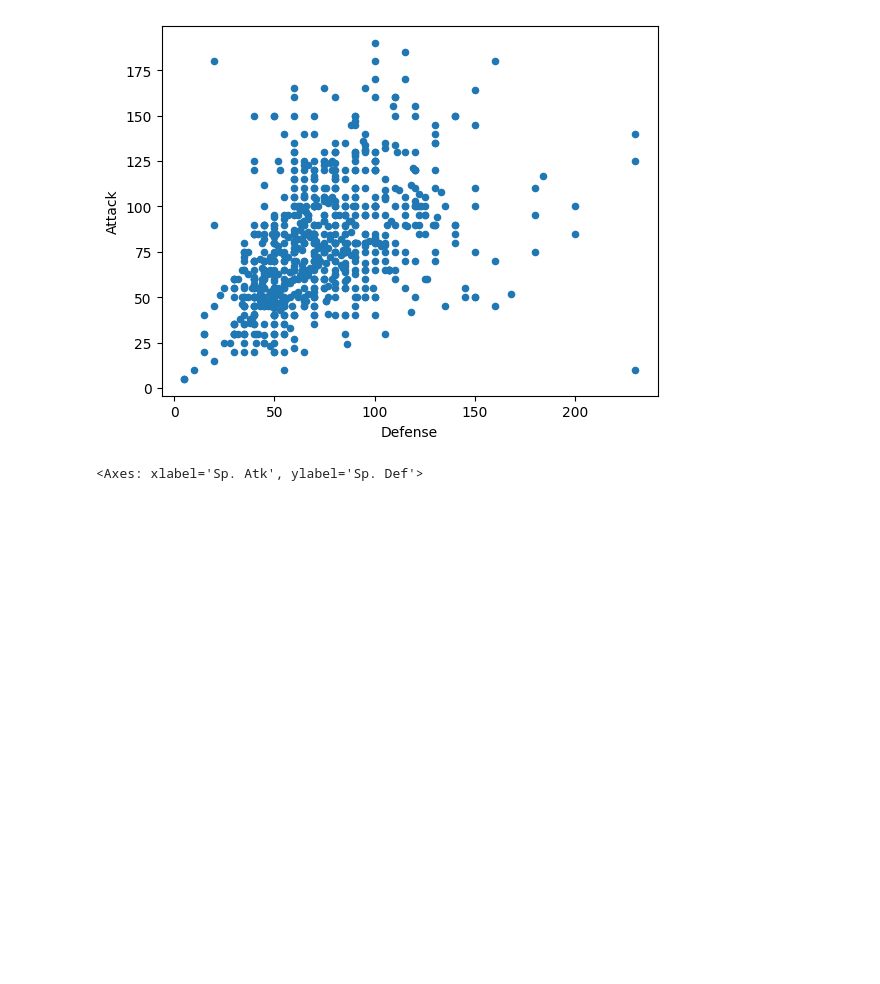
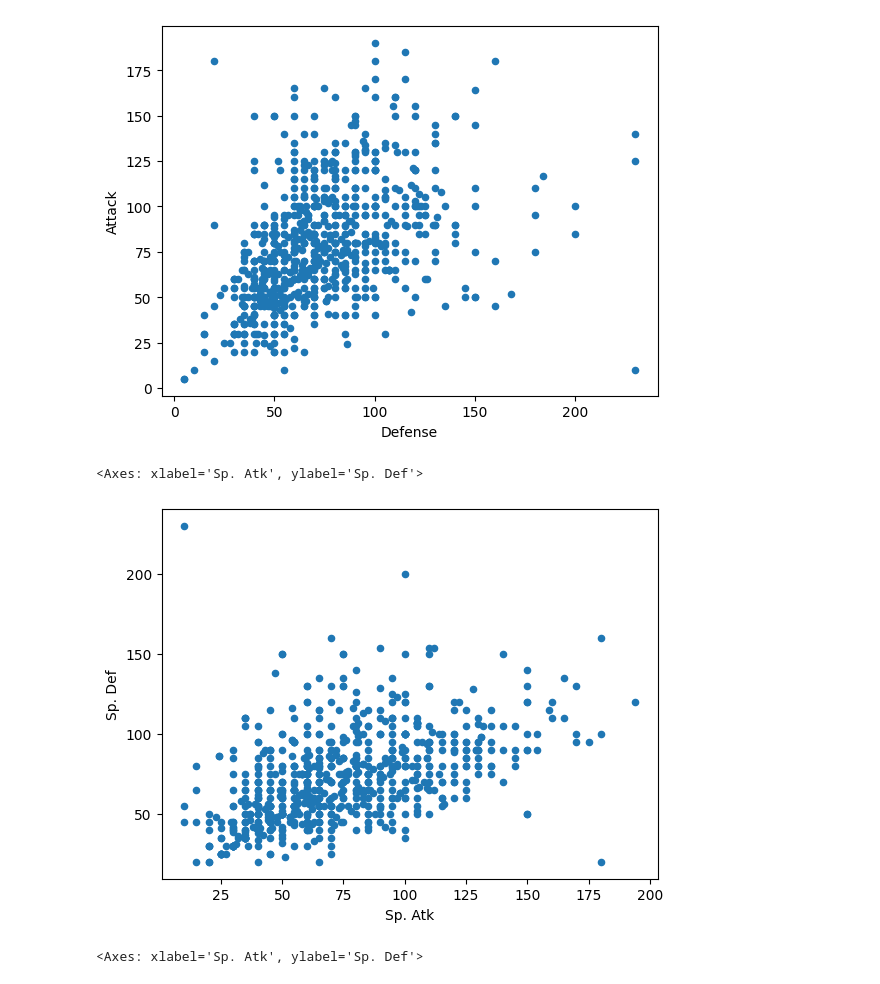
Before and after one commit to mdielacher/Pokemon, a Jupyter notebook: data_cleaning.ipynb, the cells around one changed output. Saved outputs shown, nothing was run; the diff lists cells and outputs as text; code cells hidden in the pictures; blank space fills up the shorter version.

```diff
--- a/data_cleaning.ipynb
+++ b/data_cleaning.ipynb
@@ -86,6 +114,11 @@ df.plot.scatter(x='Defense', y='Attack')
 # %% [output]
 <Axes: xlabel='Defense', ylabel='Attack'>
 [figure]
+# %%
+df.plot.scatter(x='Sp. Atk', y='Sp. Def')
+# %% [output]
+<Axes: xlabel='Sp. Atk', ylabel='Sp. Def'>
+[figure, added]
 # %%
 df.plot.hexbin(x='Sp. Atk', y='Sp. Def', gridsize=10)
 # %% [output]
```
Also changed, not shown: parts of 13 cells of this notebook.
